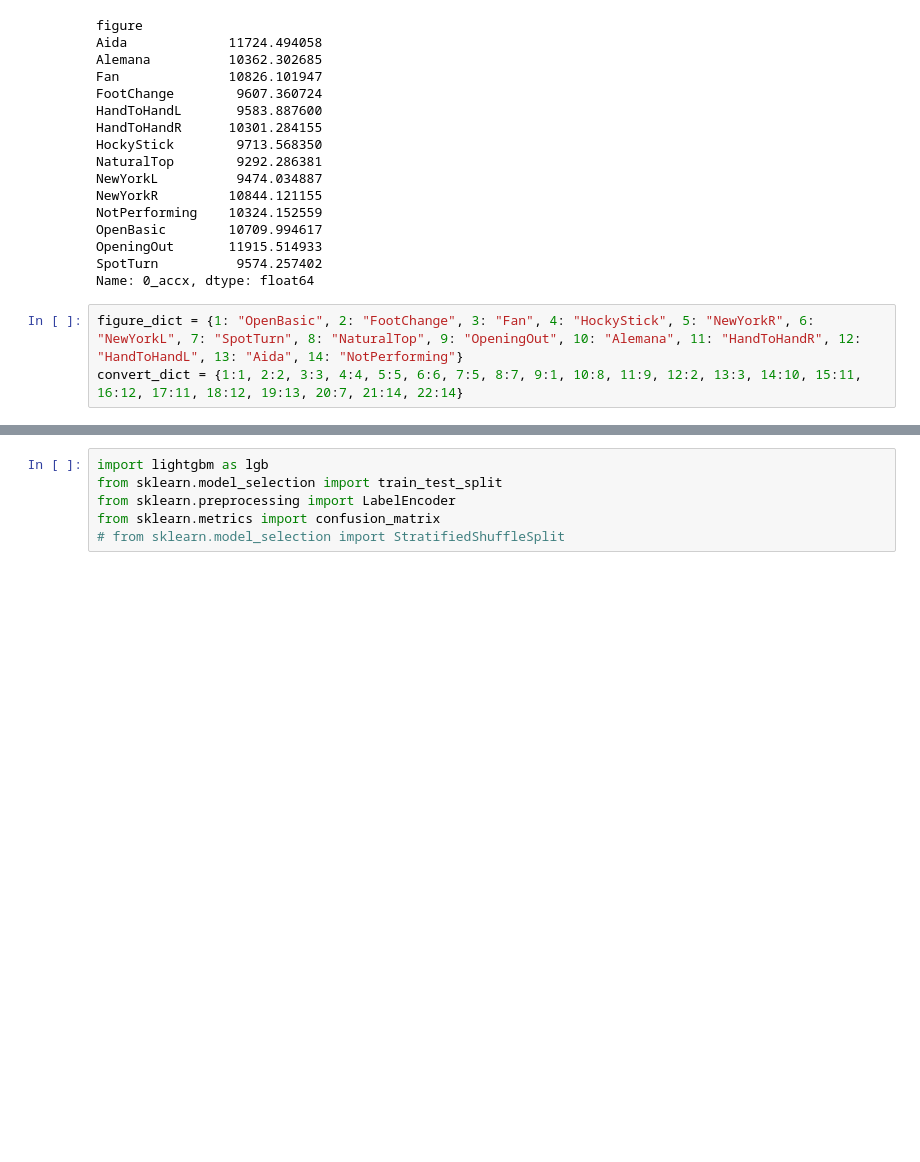
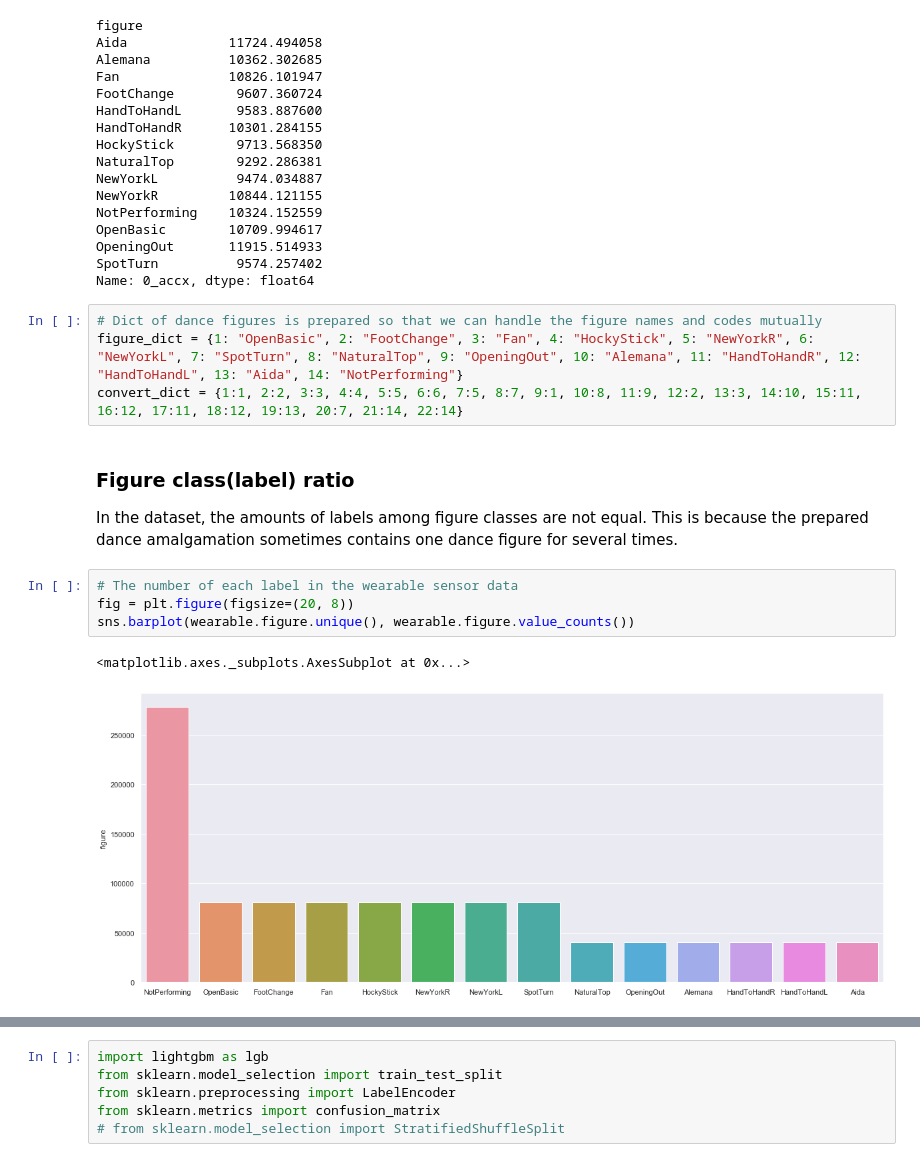
Before and after one commit to matsuyhit/BDD, a Jupyter notebook: Introduction2BDD.ipynb, the cells around one changed output, grey strips where cells are left out. Saved outputs shown, nothing was run; the diff lists cells and outputs as text; blank space fills up the shorter version.

```diff
--- a/Introduction2BDD.ipynb
+++ b/Introduction2BDD.ipynb
@@ -78,5 +107,17 @@ OpeningOut       11915.514933
 SpotTurn          9574.257402
 Name: 0_accx, dtype: float64
 # %%
+# Dict of dance figures is prepared so that we can handle the figure names and codes mutually
 figure_dict = {1: "OpenBasic", 2: "FootChange", 3: "Fan", 4: "HockyStick", 5: "NewYorkR", 6: "NewYorkL", 7: "SpotTurn", 8: "NaturalTop", 9: "OpeningOut", 10: "Alemana", 11: "HandToHandR", 12: "HandToHandL", 13: "Aida", 14: "NotPerforming"}
 convert_dict = {1:1, 2:2, 3:3, 4:4, 5:5, 6:6, 7:5, 8:7, 9:1, 10:8, 11:9, 12:2, 13:3, 14:10, 15:11, 16:12, 17:11, 18:12, 19:13, 20:7, 21:14, 22:14}
+# %% [markdown]
+### Figure class(label) ratio
+In the dataset, the amounts of labels among figure classes are not equal.
+This is because the prepared dance amalgamation sometimes contains one dance figure for several times.
+# %%
+# The number of each label in the wearable sensor data
+fig = plt.figure(figsize=(20, 8))
+sns.barplot(wearable.figure.unique(), wearable.figure.value_counts())
+# %% [output]
+<matplotlib.axes._subplots.AxesSubplot at 0x...>
+[figure, added]
```
Also changed, not shown: parts of 24 cells of this notebook.
